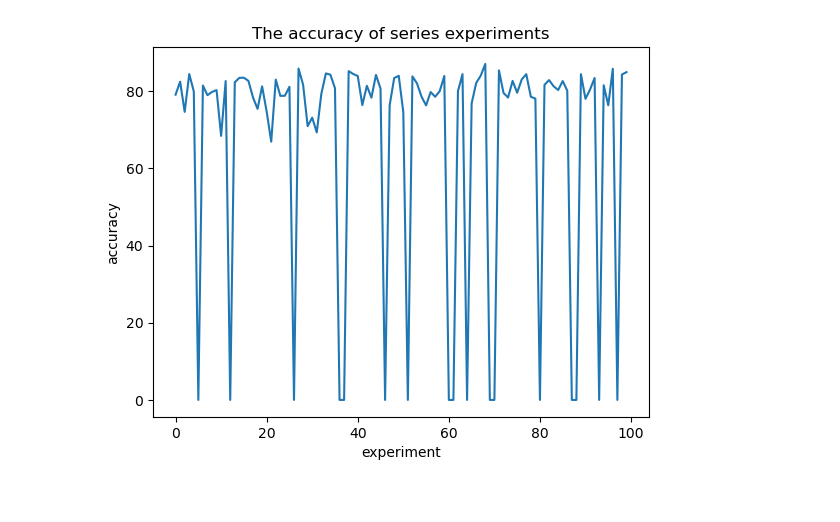
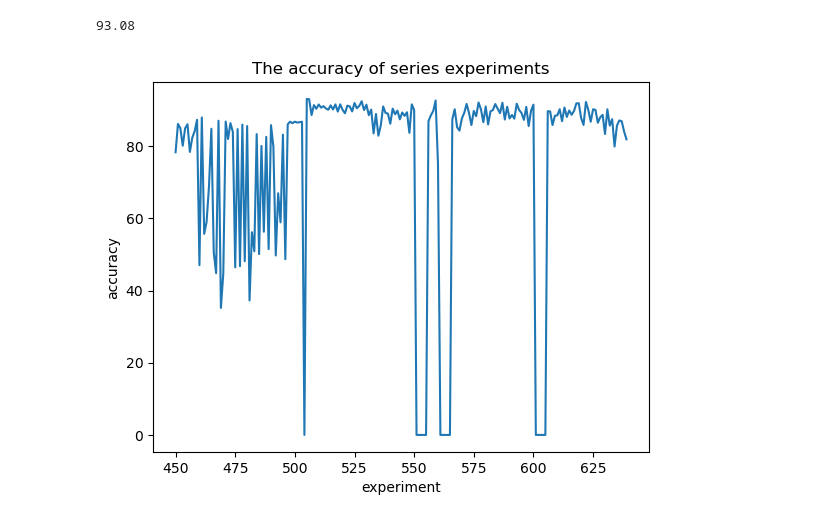
Before and after one commit to qhy991/AICAS, a Jupyter notebook: analysis/model_analysis.ipynb, the cells around one changed output. Saved outputs shown, nothing was run; the diff lists cells and outputs as text; code cells hidden in the pictures.

```diff
--- a/analysis/model_analysis.ipynb
+++ b/analysis/model_analysis.ipynb
@@ -4,3 +4,6 @@ import os
 model_list = os.listdir("../log/")
 # %%
 model_list.sort()
+# %%
+dataset = "487-stage-1_3_4_3_1-ratio-1.0_1.0_0.25_0.125_0.25-op-vgg_repvgg_vgg_vgg_vgg-max-False_False_False_False_False-cifar100.yaml".split("-")[-1]
+dataset
@@ -26,8 +72,13 @@ plt.show()
+# %%
+max(acc[353:640])
+# %% [output]
+93.08
 # %%
-plt.plot(range(100),acc[50:150])
+plt.plot(range(450,640),acc[450:640])
 plt.xlabel("experiment")
 plt.ylabel("accuracy")
 plt.title("The accuracy of series experiments")
+# plt.savefig("./pic/50-150.png")
 plt.show()
 # %% [output]
-[figure, old version]
+[figure, new version]
```
Also changed, not shown: parts of 6 cells of this notebook, 14 other files.
